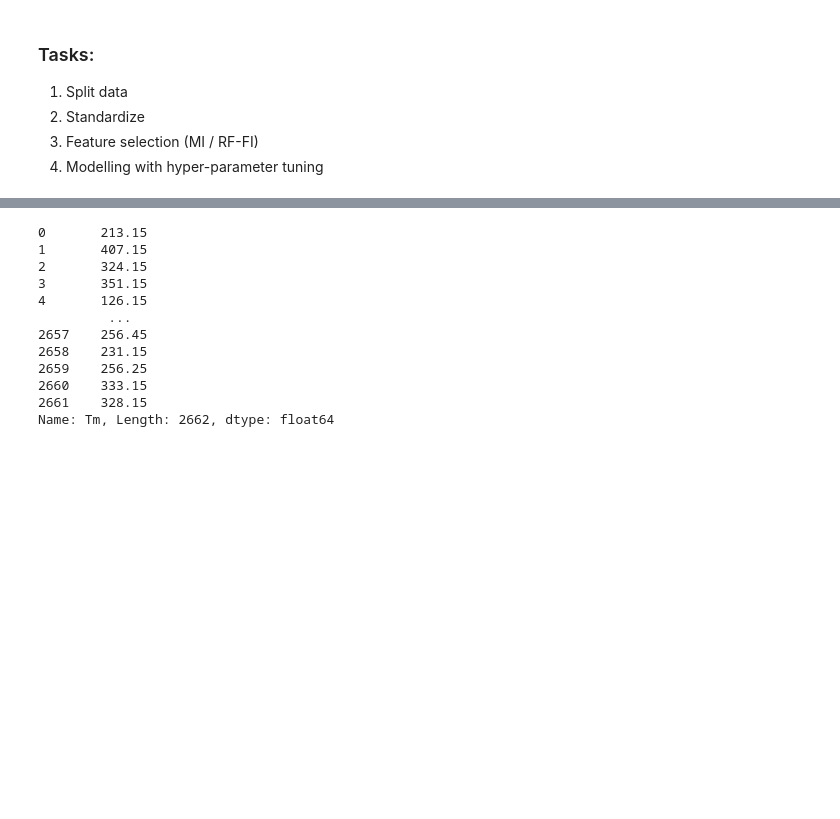
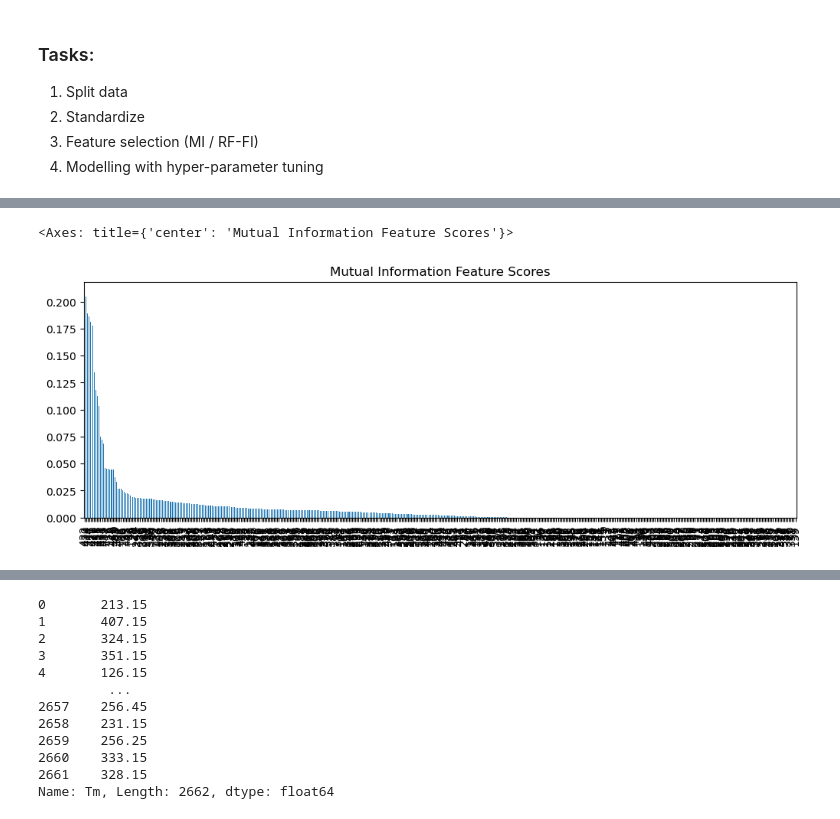
Before and after one commit to Michal-Iwicki/Melting-point-prediction, a Jupyter notebook: overview.ipynb, the cells around one changed output, grey strips where cells are left out. Cells and saved outputs as stored; diff of their text form; code cells hidden in the pictures; blank space fills up the shorter version.

```diff
--- a/overview.ipynb
+++ b/overview.ipynb
@@ -141,0 +152,6 @@ Can put in some transformer to obtain additional prediction
+# %%
+# splitting data
+
+X_train, X_test, y_train, y_test = train_test_split(df, y, test_size=0.2, random_state=42)
+
+print(X_train.shape, X_test.shape, y_train.shape, y_test.shape)
@@ -141,0 +240,6 @@ Can put in some transformer to obtain additional prediction
+# %%
+mi_scores = mutual_info_regression(X_train_scaled, y_train_scaled.ravel(), random_state=42)
+mi_scores = pd.Series(mi_scores) #, index=X_train.columns)
+mi_scores = mi_scores.sort_values(ascending=False)
+
+print(mi_scores)
@@ -141,0 +259,5 @@ Can put in some transformer to obtain additional prediction
+# %%
+mi_scores.plot.bar(figsize=(12,4), title="Mutual Information Feature Scores")
+# %% [output]
+<Axes: title={'center': 'Mutual Information Feature Scores'}>
+[figure, added]
```
Also changed, not shown: parts of 28 cells of this notebook, 10 other files.
